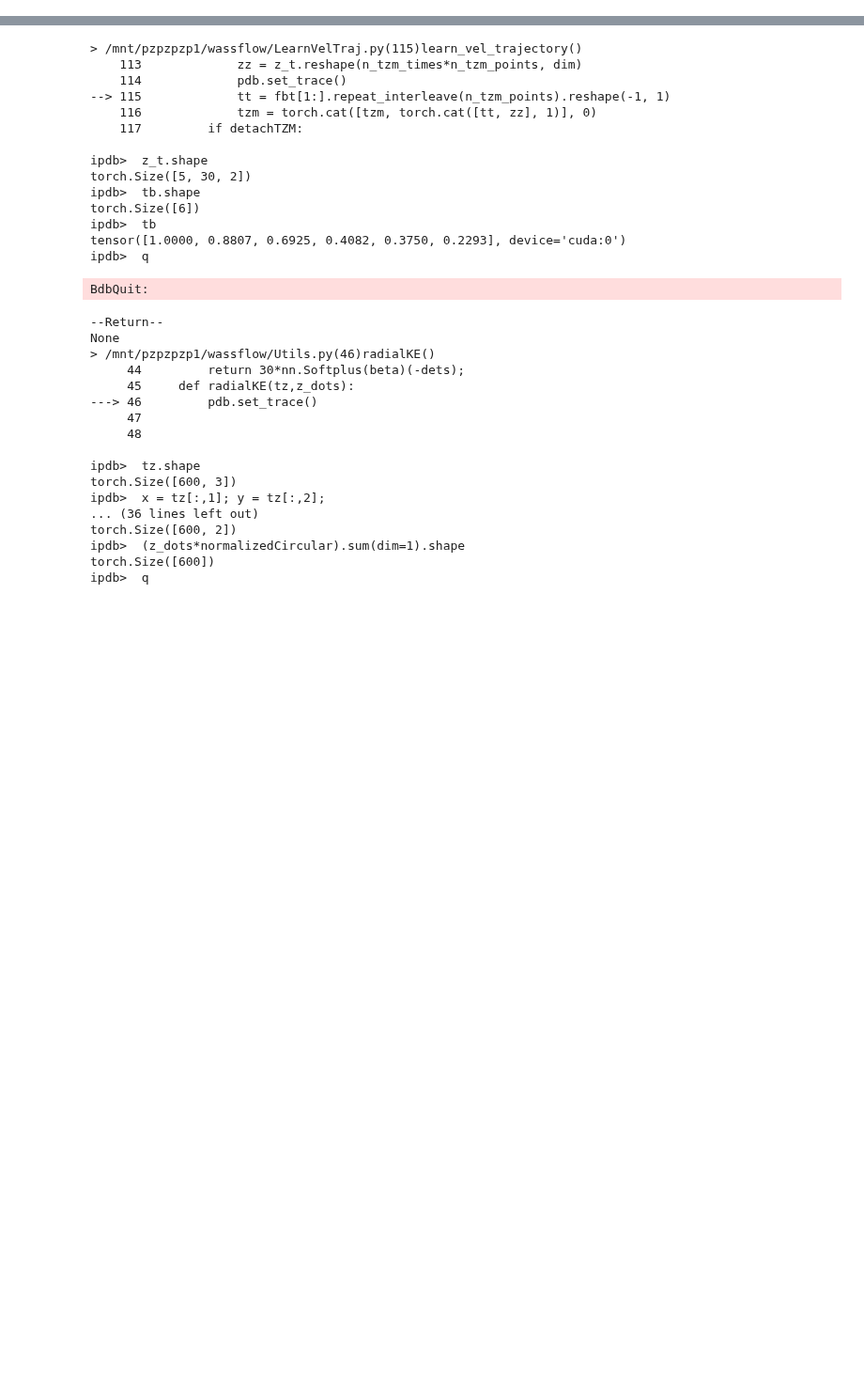
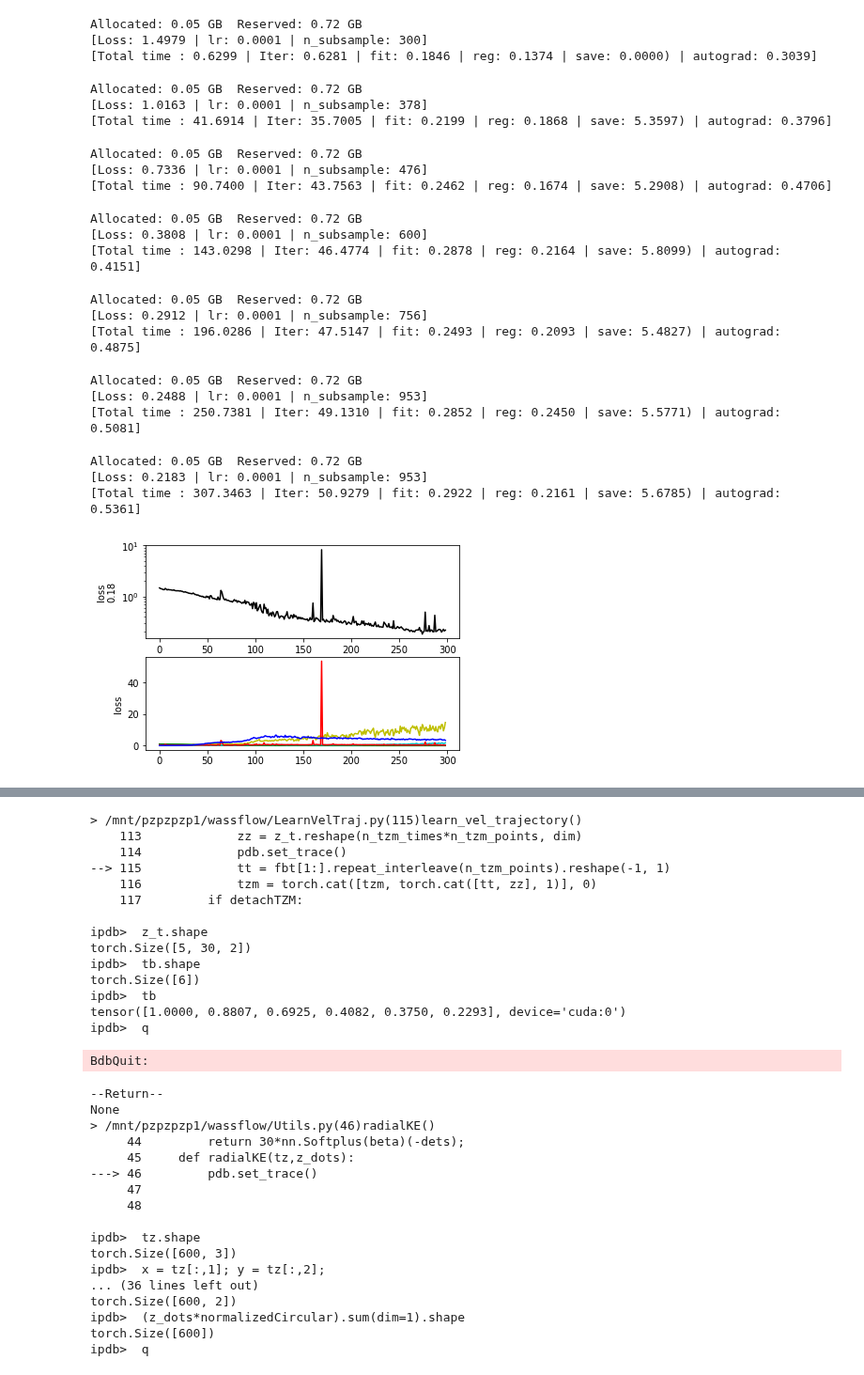
Before and after one commit to pzpzpzp1/wassflow, a Jupyter notebook: cnf-sinkhorn-demo.ipynb, the cells around one changed output, grey strips where cells are left out. Shown at 94% size. Cells and saved outputs as stored; diff of their text form; code cells hidden in the pictures; blank space fills up the shorter version.

```diff
--- a/cnf-sinkhorn-demo.ipynb
+++ b/cnf-sinkhorn-demo.ipynb
@@ -54,3 +54,32 @@ ezshow(dat6, col='magenta')
+# %%
+keyframes, __ = ImageDataset.normalize_samples(torch.stack((dat1, dat6, dat2)).to(device));
+
+model = FfjordModel(sigmac = 3, n_freq = 100, hidden_layers=3, hidden_features=512, tdiv = 2, in_features=3, out_features=2, incrementalMask = False).to(device)
+outfolder = "results/experiment_debug_losses_detach_moreclipping/"
+model, losses, separate_losses, lrs, n_subs, separate_times = learn_vel_trajectory(keyframes, n_iters = 300, n_subsample=300, model=model, outname=outfolder, sqrtfitloss=True, detachTZM = True, clipnorms = True, clipnorm = 1, lr=1e-4)
+# %% [output]
+Allocated: 0.05 GB  Reserved: 0.72 GB
+[Loss: 1.4979 | lr: 0.0001 | n_subsample: 300]
+[Total time : 0.6299 | Iter: 0.6281 | fit: 0.1846 | reg: 0.1374 | save: 0.0000) | autograd: 0.3039]
+Allocated: 0.05 GB  Reserved: 0.72 GB
+[Loss: 1.0163 | lr: 0.0001 | n_subsample: 378]
+[Total time : 41.6914 | Iter: 35.7005 | fit: 0.2199 | reg: 0.1868 | save: 5.3597) | autograd: 0.3796]
+Allocated: 0.05 GB  Reserved: 0.72 GB
+[Loss: 0.7336 | lr: 0.0001 | n_subsample: 476]
+[Total time : 90.7400 | Iter: 43.7563 | fit: 0.2462 | reg: 0.1674 | save: 5.2908) | autograd: 0.4706]
+Allocated: 0.05 GB  Reserved: 0.72 GB
+[Loss: 0.3808 | lr: 0.0001 | n_subsample: 600]
+[Total time : 143.0298 | Iter: 46.4774 | fit: 0.2878 | reg: 0.2164 | save: 5.8099) | autograd: 0.4151]
+Allocated: 0.05 GB  Reserved: 0.72 GB
+[Loss: 0.2912 | lr: 0.0001 | n_subsample: 756]
+[Total time : 196.0286 | Iter: 47.5147 | fit: 0.2493 | reg: 0.2093 | save: 5.4827) | autograd: 0.4875]
+Allocated: 0.05 GB  Reserved: 0.72 GB
+[Loss: 0.2488 | lr: 0.0001 | n_subsample: 953]
+[Total time : 250.7381 | Iter: 49.1310 | fit: 0.2852 | reg: 0.2450 | save: 5.5771) | autograd: 0.5081]
+Allocated: 0.05 GB  Reserved: 0.72 GB
+[Loss: 0.2183 | lr: 0.0001 | n_subsample: 953]
+[Total time : 307.3463 | Iter: 50.9279 | fit: 0.2922 | reg: 0.2161 | save: 5.6785) | autograd: 0.5361]
+[figure, added]
 # %%
 keyframes, __ = ImageDataset.normalize_samples(torch.stack((dat1, dat6, dat2)).to(device));
 
```
Also changed, not shown: parts of 3 cells of this notebook, 2 other files.
